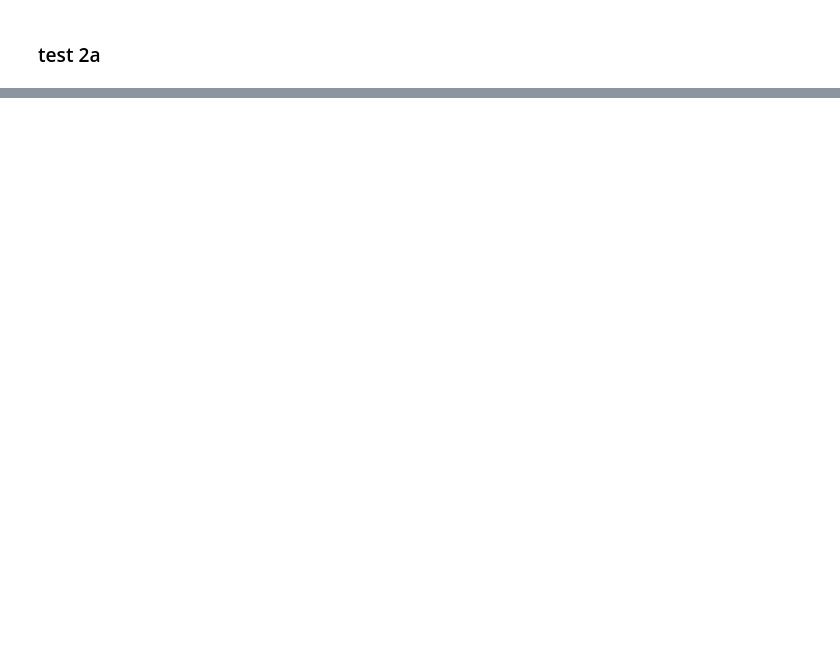
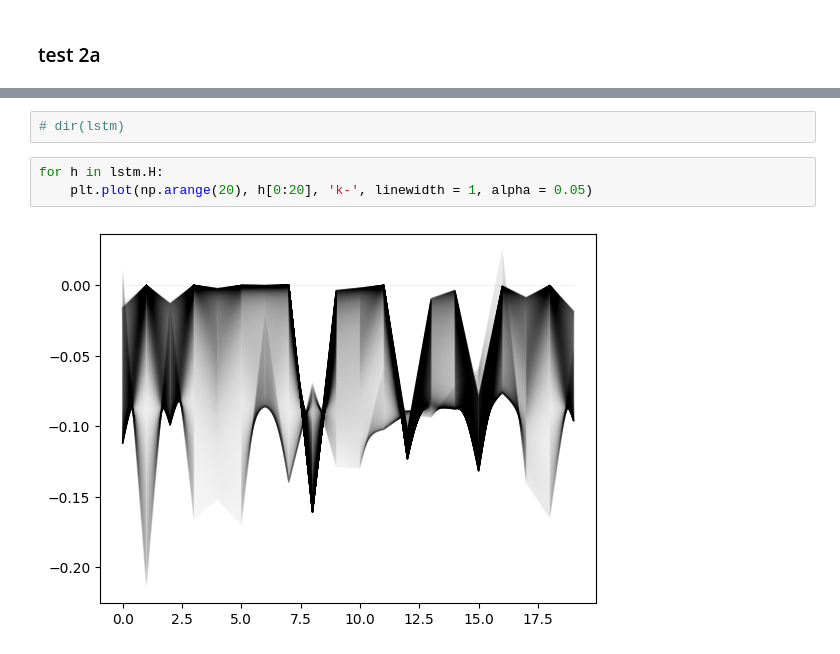
Before and after one commit to mohamadghoroobi/Deep_Learning_Review, a Jupyter notebook: 08_LSTM_Application/testCell.ipynb, the cells around one changed output, grey strips where cells are left out. Cells and saved outputs as stored; diff of their text form; blank space fills up the shorter version.

```diff
--- a/08_LSTM_Application/testCell.ipynb
+++ b/08_LSTM_Application/testCell.ipynb
@@ -17,0 +31,7 @@ plt.show()
+# %%
+# dir(lstm)
+# %%
+for h in lstm.H:
+    plt.plot(np.arange(20), h[0:20], 'k-', linewidth = 1, alpha = 0.05)
+# %% [output]
+[figure, added]
```
Also changed, not shown: parts of 5 cells of this notebook, 1 other file.
